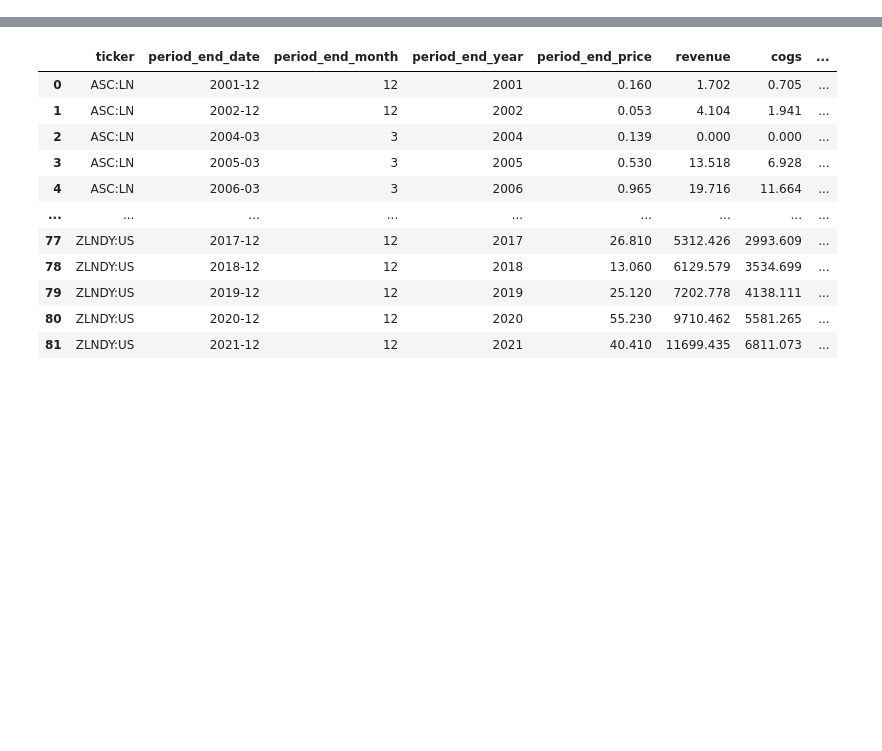
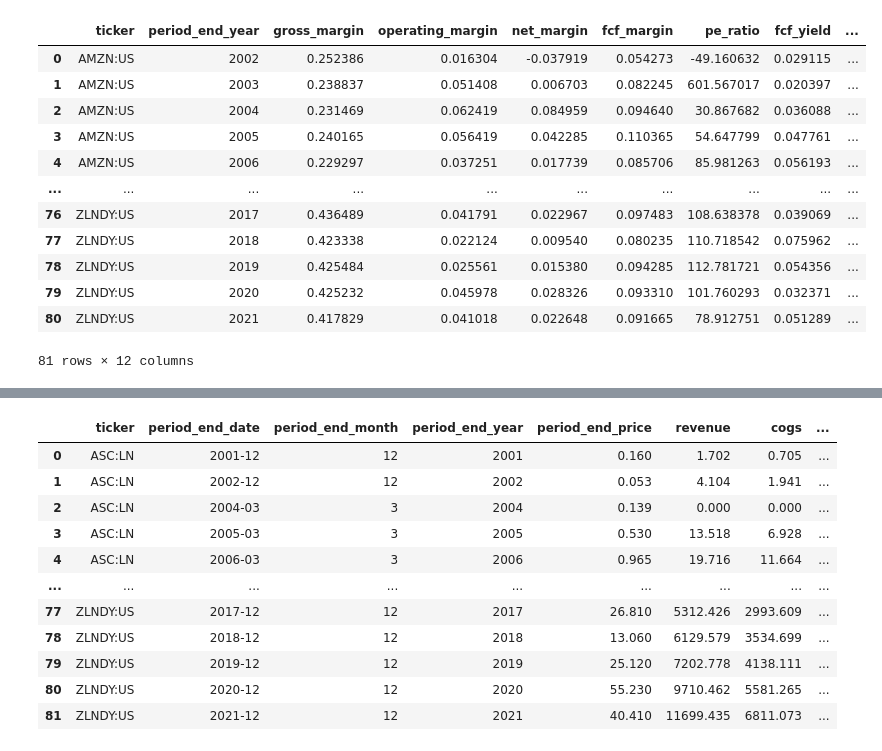
Before and after one commit to BuckoIII/fundamental_analysis, a Jupyter notebook: notebooks/data_transform_analysis.ipynb, the cells around one changed output, grey strips where cells are left out. Saved outputs shown, nothing was run; the diff lists cells and outputs as text; code cells hidden in the pictures; blank space fills up the shorter version.

```diff
--- a/notebooks/data_transform_analysis.ipynb
+++ b/notebooks/data_transform_analysis.ipynb
@@ -46,11 +47,17 @@ def load_data():
 
     # calculate metrics
     df['fcf'] = df.cf_cfo - df.cfi_ppe_net - df.cfi_intangibles_net
-
+    df['nopat'] = df.operating_income - df.interest_expense
+    df['tax_rate'] = abs(df.income_tax / df.nopat)
+    df['enterprise_value'] = df.market_cap + df.lt_debt + df.noncurrent_capital_leases + df.total_equity - df.cash_and_equiv
+    df['invested_capital'] = df.lt_debt + df.noncurrent_capital_leases + df.total_equity - df.cash_and_equiv
+    df['roic'] = (df.operating_income * (1 - df.tax_rate)) / df.invested_capital
+    df['ev/ic'] = df.enterprise_value / df.invested_capital
     return df
 
 
 # calculate metrics functions
+
 def calc_gross_margin(df):
     return df.groupby(['ticker', 'period_end_year']).apply(lambda x: x.gross_profit / x.revenue )
 
@@ -74,22 +81,37 @@ def calc_pe_ratio(df):
 def calc_fcf_yield(df):
     return df.groupby(['ticker', 'period_end_year']).apply(lambda x: x.fcf / x.market_cap)
 
-# fucntion broken, needs to be fixed
+
 def calc_roic(df):
-    return df.groupby(['ticker', 'period_end_year']).apply(lambda x: x.fcf  / (x.lt_debt + x.noncurrent_capital_leases + x.total_equity - x.cash_and_equiv) )
+    return df.groupby(['ticker', 'period_end_year']).apply(lambda x: x.operating_income * (1 - x.tax_rate) / (x.lt_debt + x.noncurrent_capital_leases + x.total_equity - x.cash_and_equiv) )
 
 
 def calc_roe(df):
-    return df.groupby(['ticker', 'period_end_year']).apply(lambda x: x.fcf / x.total_assets )
+    return df.groupby(['ticker', 'period_end_year']).apply(lambda x: x.net_income / x.total_assets )
 
 
 def calc_roa(df):
-    return df.groupby(['ticker', 'period_end_year']).apply(lambda x: x.fcf /  x.total_equity )
+    return df.groupby(['ticker', 'period_end_year']).apply(lambda x: x.net_income /  x.total_equity )
+
 
 def calc_roce(df):
     return df.groupby(['ticker', 'period_end_year']).apply(lambda x: (x.net_income + x.income_tax + x.interest_expense) /  (x.total_assets - x.total_current_liabilities) )
 
 
+def calc_enterprise_value(df):
+    pass
+
+
+def calc_roic_wacc(df):
+    pass
+
+
+def calc_invested_capital_turnover(df):
+    pass
+
+
+def roic_minus_median_pct(df):
+    pass
 
 def calculate_metrics(df, metric_names, functions):
 
@@ -147,0 +201,16 @@ Index(['ticker', 'period_end_date', 'period_end_month', 'period_end_year',
+# %%
+m_df
+# %% [output]
+|  | ticker | period_end_year | gross_margin | operating_margin | net_margin | fcf_margin | pe_ratio | fcf_yield | ... |
+| 0 | AMZN:US | 2002 | 0.252386 | 0.016304 | -0.037919 | 0.054273 | -49.160632 | 0.029115 | ... |
+| 1 | AMZN:US | 2003 | 0.238837 | 0.051408 | 0.006703 | 0.082245 | 601.567017 | 0.020397 | ... |
+| 2 | AMZN:US | 2004 | 0.231469 | 0.062419 | 0.084959 | 0.094640 | 30.867682 | 0.036088 | ... |
+| 3 | AMZN:US | 2005 | 0.240165 | 0.056419 | 0.042285 | 0.110365 | 54.647799 | 0.047761 | ... |
+| 4 | AMZN:US | 2006 | 0.229297 | 0.037251 | 0.017739 | 0.085706 | 85.981263 | 0.056193 | ... |
+| ... | ... | ... | ... | ... | ... | ... | ... | ... | ... |
+| 76 | ZLNDY:US | 2017 | 0.436489 | 0.041791 | 0.022967 | 0.097483 | 108.638378 | 0.039069 | ... |
+| 77 | ZLNDY:US | 2018 | 0.423338 | 0.022124 | 0.009540 | 0.080235 | 110.718542 | 0.075962 | ... |
+| 78 | ZLNDY:US | 2019 | 0.425484 | 0.025561 | 0.015380 | 0.094285 | 112.781721 | 0.054356 | ... |
+| 79 | ZLNDY:US | 2020 | 0.425232 | 0.045978 | 0.028326 | 0.093310 | 101.760293 | 0.032371 | ... |
+| 80 | ZLNDY:US | 2021 | 0.417829 | 0.041018 | 0.022648 | 0.091665 | 78.912751 | 0.051289 | ... |
+81 rows × 12 columns
```
Also changed, not shown: parts of 8 cells of this notebook, 1 other file.
